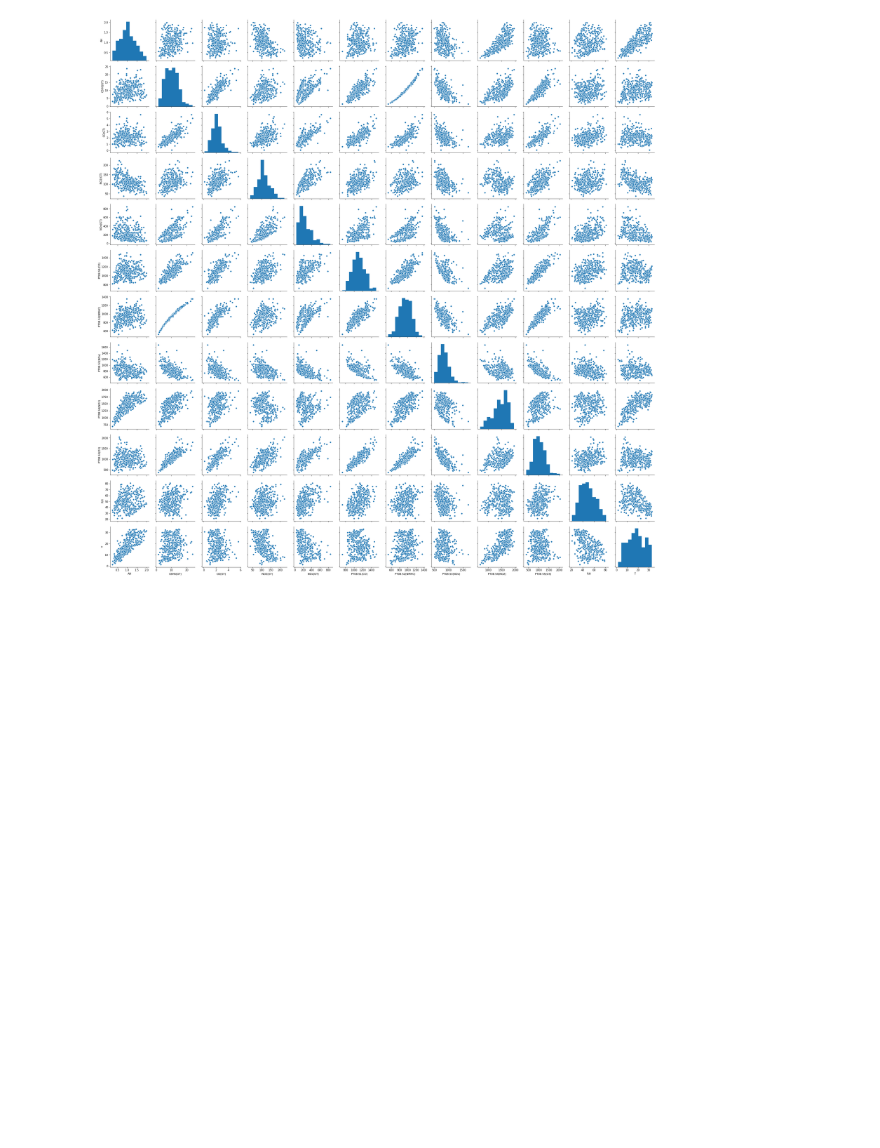
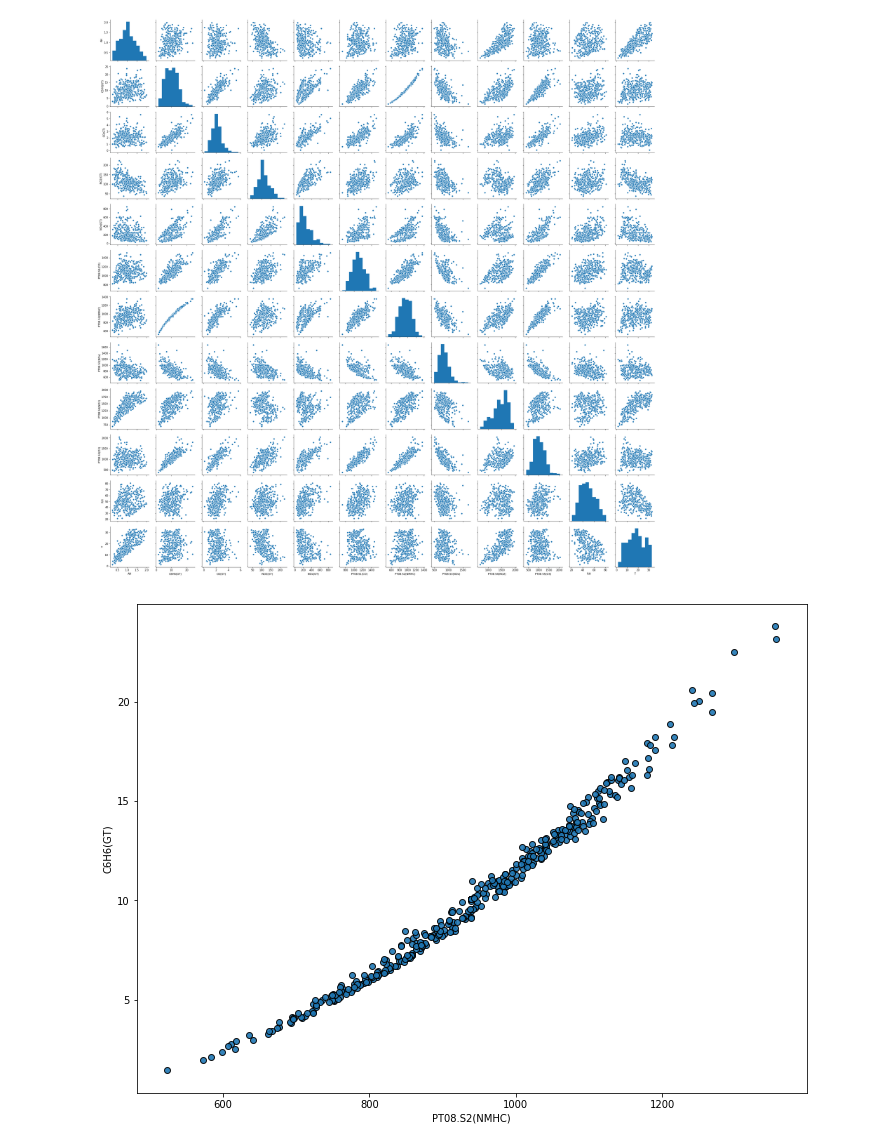
Before and after one commit to HacketOS/Air-Quality-Data-Set, a Jupyter notebook: visualization.ipynb, the cells around one changed output. Cells and saved outputs as stored; diff of their text form; code cells hidden in the pictures; blank space fills up the shorter version.

Commit message:
add scatter with 2 hist of features

```diff
--- a/visualization.ipynb
+++ b/visualization.ipynb
@@ -151,3 +141,10 @@ sns.pairplot(means)
 # %% [output]
 <seaborn.axisgrid.PairGrid at 0x...>
 [figure]
+# %%
+plt.figure(figsize=(12,9))
+plt.scatter(means['PT08.S2(NMHC)'], means['C6H6(GT)'], marker = 'o', alpha=.9, edgecolor='black')
+plt.xlabel('PT08.S2(NMHC)')
+plt.ylabel('C6H6(GT)');
+# %% [output]
+[figure, added]
```
Also changed, not shown: parts of 8 cells of this notebook.
